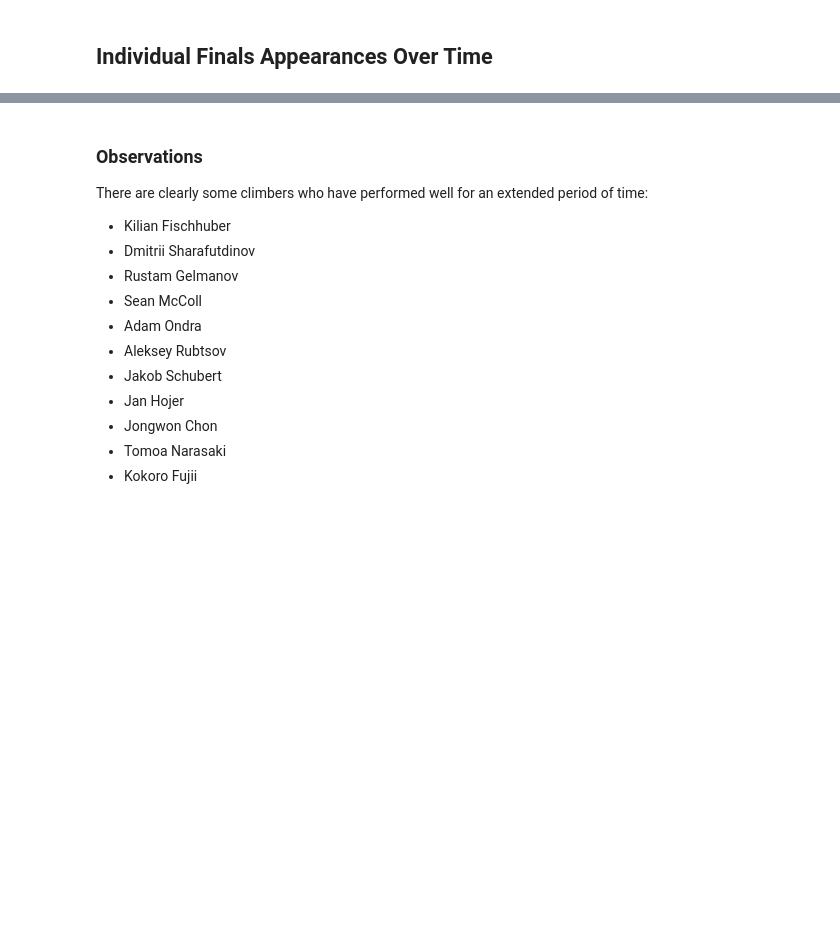
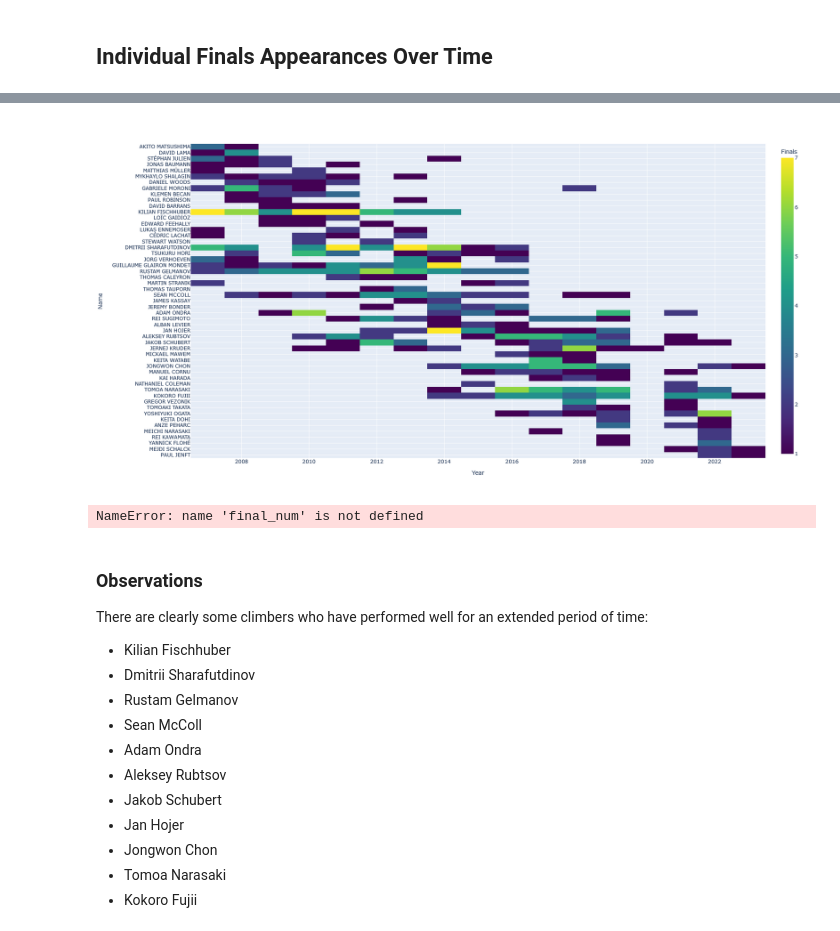
Before and after one commit to noah-kg/scraping-IFSC-website-via-selenium, a Jupyter notebook: IFSC Analysis.ipynb, the cells around one changed output, grey strips where cells are left out. Drawn from its saved outputs; the diff is of its cells as text; code cells hidden in the pictures; blank space fills up the shorter version.

Commit message:
tried adding a heatmap with px.imshow to test

```diff
--- a/IFSC Analysis.ipynb
+++ b/IFSC Analysis.ipynb
@@ -842,0 +795,6 @@ fig.show(config=config)
+# %%
+# Gets dataframe & series of athletes who participated in a final and counts # of appearances
+finals = boulder_men_all_results[boulder_men_all_results['Final'].notna()] # df
+final_num = finals.groupby(['Name', 'Year'])['Final'].count() # series
+final_num2 = finals.groupby(['Name', 'Year'], as_index=False)['Final'].count() # series
+names = finals['Name'].unique()
@@ -843,3 +815,71 @@ fig.show(config=config)
+# %%
+dat2 = pd.DataFrame(np.nan, columns=YEARS, index=names)
+
+for ind, row in final_num2.iterrows():
+    dat2.loc[row['Name'], row['Year']] = row['Final']
+
+dat2 = dat2[dat2.sum(axis=1) >= 3]
+# dat2 = dat2.astype('Int64')
+srt2 = ((dat2 * dat2.columns).mean(1)/dat2.mean(1)).argsort()
+# dat2
+# dat2.iloc[srt2]
+
+fig = px.imshow(dat2.iloc[srt2],
+                color_continuous_scale="Viridis",
+                labels={"x": "Year",  "y": "Name", "color": "Finals"},
+                width=1200, height=900
+                )
+
+fig.update_yaxes(
+    tickmode="linear"
+)
+
+fig.show(config=config)
+# %% [output]
+[figure, added]
+# %%
+# Creates NaN-filled dataframe using names and years
+dat = pd.DataFrame(np.nan, columns=YEARS, index=names)
+
+# Takes data from final_num series and inserts it into dataframe
+for nameyear, count in final_num.items():
+    dat.loc[nameyear[0], nameyear[1]] = count
+
+# Filters climbers who have been in 3 or more finals
+dat = dat[dat.sum(axis=1) >= 3]
+
+# Sort dat by average year weighted by number of finals
+srt = ((dat * dat.columns).mean(1)/dat.mean(1)).argsort()
+dat = dat.iloc[srt].astype("Int64")
+
+# Create plotly figure with heatmap
+fig = go.Figure(data=go.Heatmap(
+                    x=dat.columns,
+                    y=dat.index,
+                    z=dat,
+                    name='',
+                    hoverongaps=False,
+                    hovertemplate="<b>%{y}</b><br>Year: %{x}<br>Finals: %{z}"))
+
+title = ("Finals Appearances Per Climber Per Year<br>"
+        "<sup>As new climbers enter the scene, the older climbers get phased out - though some remain dominant")
+
+fig.update_layout(
+    title=dict(text=title,
+               font=dict(size=30)),
+    plot_bgcolor='#f0f0f0',
+    paper_bgcolor='#f0f0f0',
+    height=900,
+    width=1200,
+    autosize=False,
+    margin=dict(l=25, r=25, t=85, b=45),
+    yaxis=dict(autorange='reversed',
+               tickfont=dict(size=9))
+    )
+
+fig.show(config=config)
+# %% [output]
+NameError: name 'final_num' is not defined
 # %% [markdown]
 ### Observations
 
```
Also changed, not shown: parts of 4 cells of this notebook.
